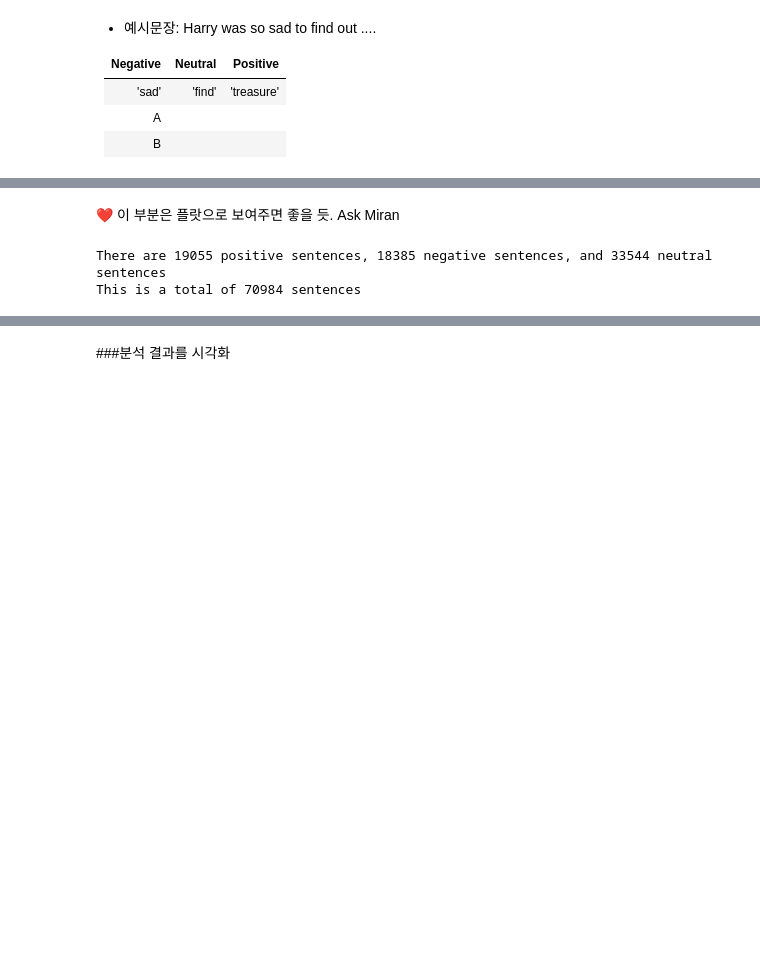
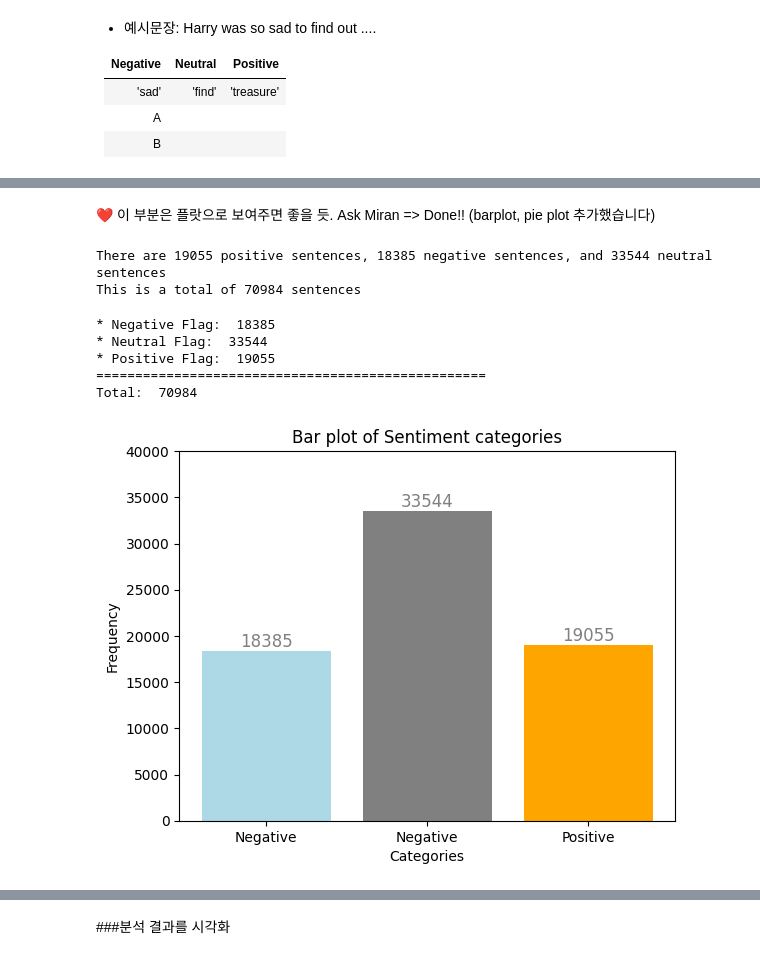
Before and after one commit to MK316/Practice, a Jupyter notebook: GNU_Session2_review.ipynb, the cells around one changed output, grey strips where cells are left out. Drawn from its saved outputs; the diff is of its cells as text; code cells hidden in the pictures; blank space fills up the shorter version.

```diff
--- a/GNU_Session2_review.ipynb
+++ b/GNU_Session2_review.ipynb
@@ -456,3 +473,3 @@ dfsentiment2.head(20)
 # %% [markdown]
-❤️ 이 부분은 플랏으로 보여주면 좋을 듯. Ask Miran
+❤️ 이 부분은 플랏으로 보여주면 좋을 듯. Ask Miran => Done!! (barplot, pie plot 추가했습니다)
 # %%
@@ -465,3 +482,65 @@ print('This is a total of', \
 # %% [output]
 There are 19055 positive sentences, 18385 negative sentences, and 33544 neutral sentences
 This is a total of 70984 sentences
+# %%
+#@markdown [1] 감정분석 결과 막대그래프 (부정 중립, 긍정)
+
+print('* Negative Flag: ', dfsentiment2['NegFlag'].sum())
+print('* Neutral Flag: ', dfsentiment2['NeuFlag'].sum())
+print('* Positive Flag: ', dfsentiment2['PosFlag'].sum())
+print("="*50)
+print('Total: ',dfsentiment2['PosFlag'].sum()+dfsentiment2['NegFlag'].sum()+dfsentiment2['NeuFlag'].sum())
+
+
+import numpy as np
+import matplotlib.pyplot as plt
+
+Negative = int(dfsentiment2['NegFlag'].sum())
+Neutral = int(dfsentiment2['NeuFlag'].sum())
+Positive = int(dfsentiment2['PosFlag'].sum())
+
+# Your three integer frequencies
+freqs = [Negative, Neutral, Positive]
+# freqs = [18385, 33544, 19055]
+
+# Create labels for the bars
+labels = ['Negative', 'Negative', 'Positive']
+
+# Create x coordinates for the bars
+x = np.arange(len(labels))
+
+# Generate the bar plot
+plt.bar(x, freqs)
+
+
+# Specify the colors for each category
+colors = ['lightblue', 'gray', 'orange']
+
+# Generate the bar plot with custom colors
+
+bars = plt.bar(x, freqs, color=colors)
+# Add labels to the x-axis
+plt.xticks(x, labels)
+
+# Set axis labels
+plt.xlabel('Categories')
+plt.ylabel('Frequency')
+
+# Set a title for the plot
+plt.title('Bar plot of Sentiment categories')
+plt.ylim(0, 40000)
+# Add the frequency text within each bar
+for bar, freq in zip(bars, freqs):
+    plt.text(bar.get_x() + bar.get_width() / 2, bar.get_height() - 2, str(freq),
+             ha='center', va='bottom', fontsize=12, color='gray')
+
+
+# Display the plot
+plt.show()
+# %% [output]
+* Negative Flag:  18385
+* Neutral Flag:  33544
+* Positive Flag:  19055
+==================================================
+Total:  70984
+[figure, added]
```
Also changed, not shown: parts of 11 cells of this notebook.
